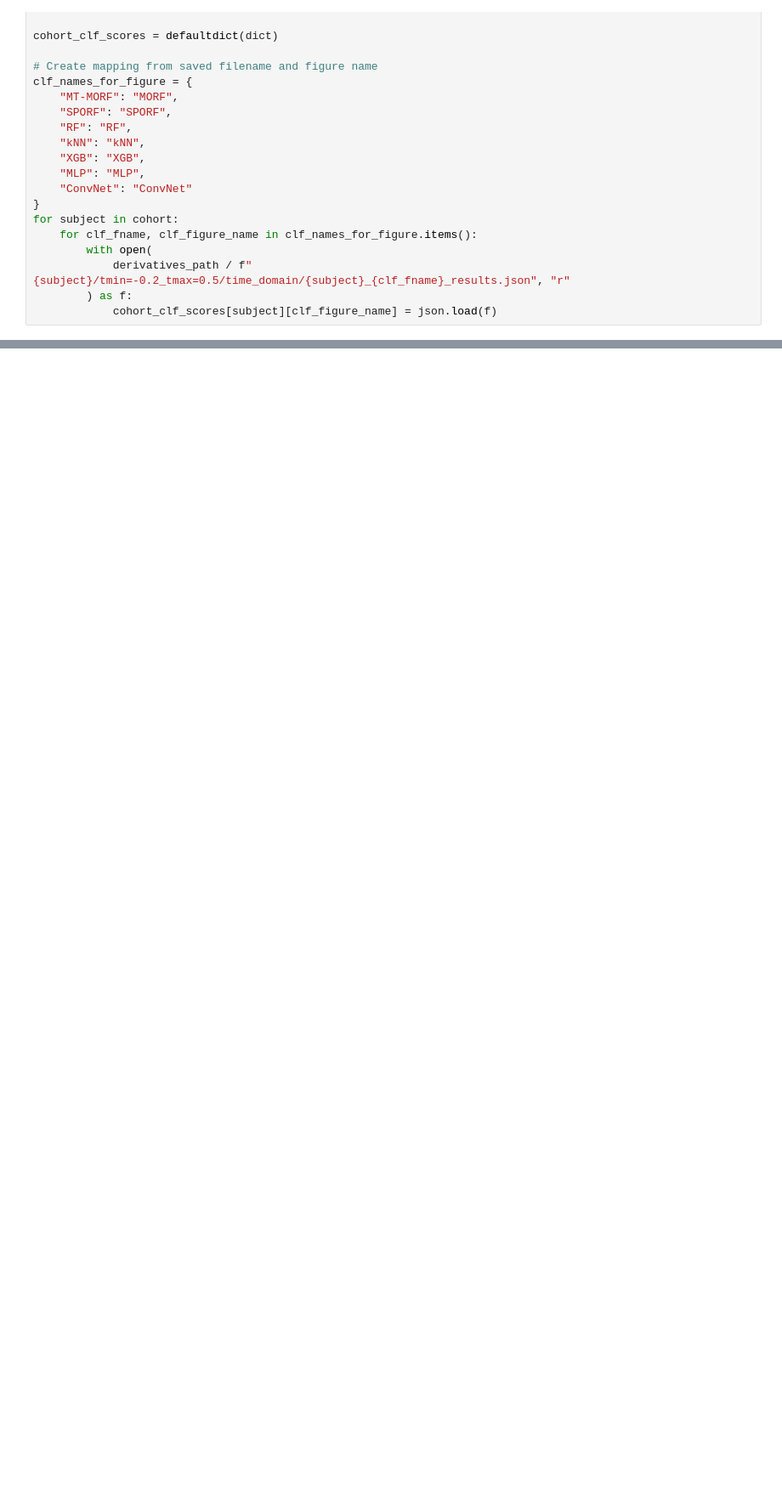
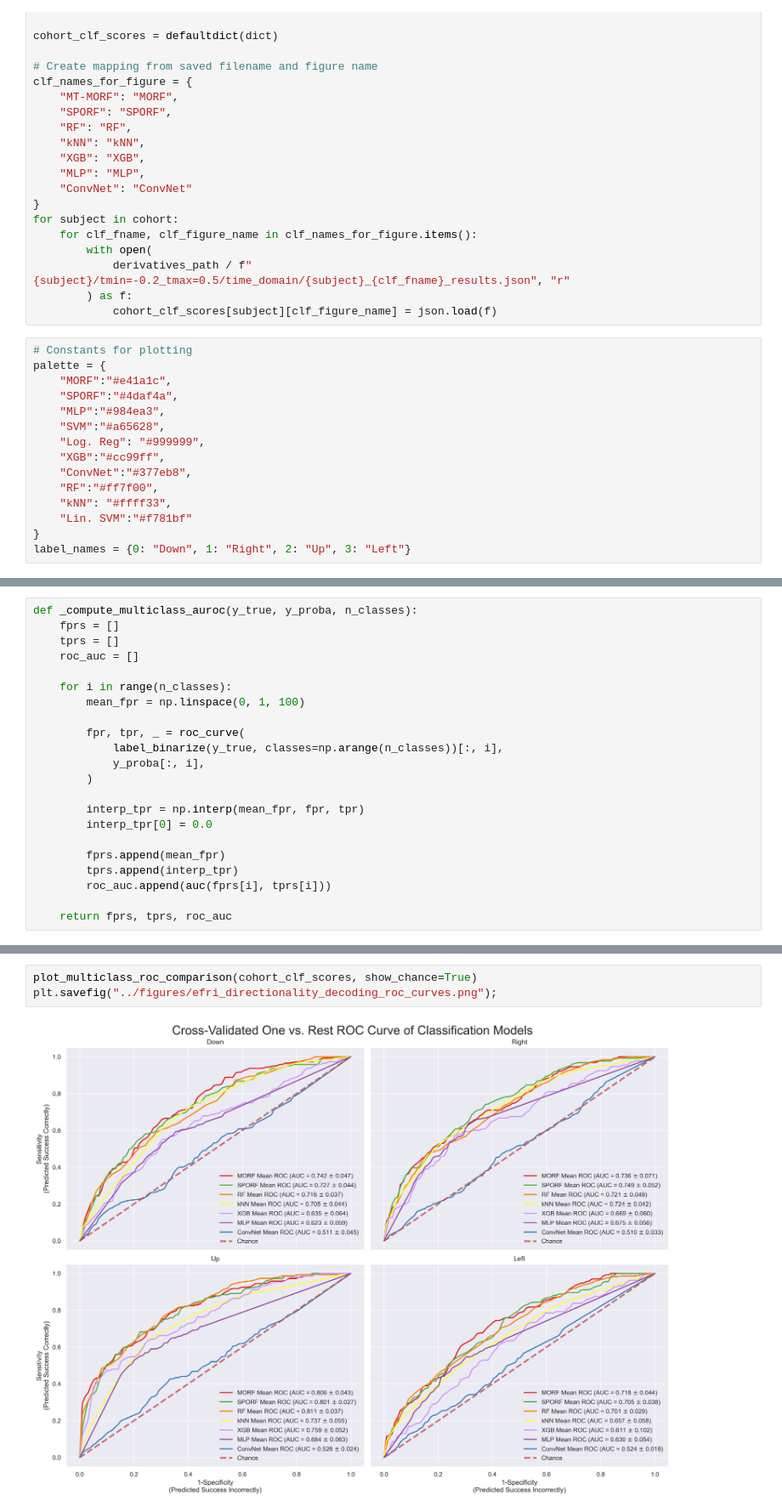
Before and after one commit to adam2392/morf-demo, a Jupyter notebook: notebooks/directionality_decoding_morf_comparisons.ipynb, the cells around one changed output, grey strips where cells are left out. Shown at 85% size. Cells and saved outputs as stored; diff of their text form; blank space fills up the shorter version.

Commit message:
Add roc curve plot and update figure style

```diff
--- a/notebooks/directionality_decoding_morf_comparisons.ipynb
+++ b/notebooks/directionality_decoding_morf_comparisons.ipynb
@@ -105,4 +71,19 @@ for subject in cohort:
             derivatives_path / f"{subject}/tmin=-0.2_tmax=0.5/time_domain/{subject}_{clf_fname}_results.json", "r"
         ) as f:
             cohort_clf_scores[subject][clf_figure_name] = json.load(f)
+# %%
+# Constants for plotting
+palette = {
+    "MORF":"#e41a1c",
+    "SPORF":"#4daf4a",
+    "MLP":"#984ea3",
+    "SVM":"#a65628",
+    "Log. Reg": "#999999",
+    "XGB":"#cc99ff",
+    "ConvNet":"#377eb8",
+    "RF":"#ff7f00",
+    "kNN": "#ffff33",
+    "Lin. SVM":"#f781bf"
+}
+label_names = {0: "Down", 1: "Right", 2: "Up", 3: "Left"}
 # %%
@@ -200,0 +159,22 @@ plot_directionality_comparison(cohort_clf_scores, "cohen_kappa_score")
+# %%
+def _compute_multiclass_auroc(y_true, y_proba, n_classes):
+    fprs = []
+    tprs = []
+    roc_auc = []
+
+    for i in range(n_classes):
+        mean_fpr = np.linspace(0, 1, 100)
+
+        fpr, tpr, _ = roc_curve(
+            label_binarize(y_true, classes=np.arange(n_classes))[:, i],
+            y_proba[:, i],
+        )
+
+        interp_tpr = np.interp(mean_fpr, fpr, tpr)
+        interp_tpr[0] = 0.0
+
+        fprs.append(mean_fpr)
+        tprs.append(interp_tpr)
+        roc_auc.append(auc(fprs[i], tprs[i]))
+
+    return fprs, tprs, roc_auc
@@ -200,0 +280,5 @@ plot_directionality_comparison(cohort_clf_scores, "cohen_kappa_score")
+# %%
+plot_multiclass_roc_comparison(cohort_clf_scores, show_chance=True)
+plt.savefig("../figures/efri_directionality_decoding_roc_curves.png");
+# %% [output]
+[figure, added]
```
Also changed, not shown: parts of 7 cells of this notebook, 2 other files.
